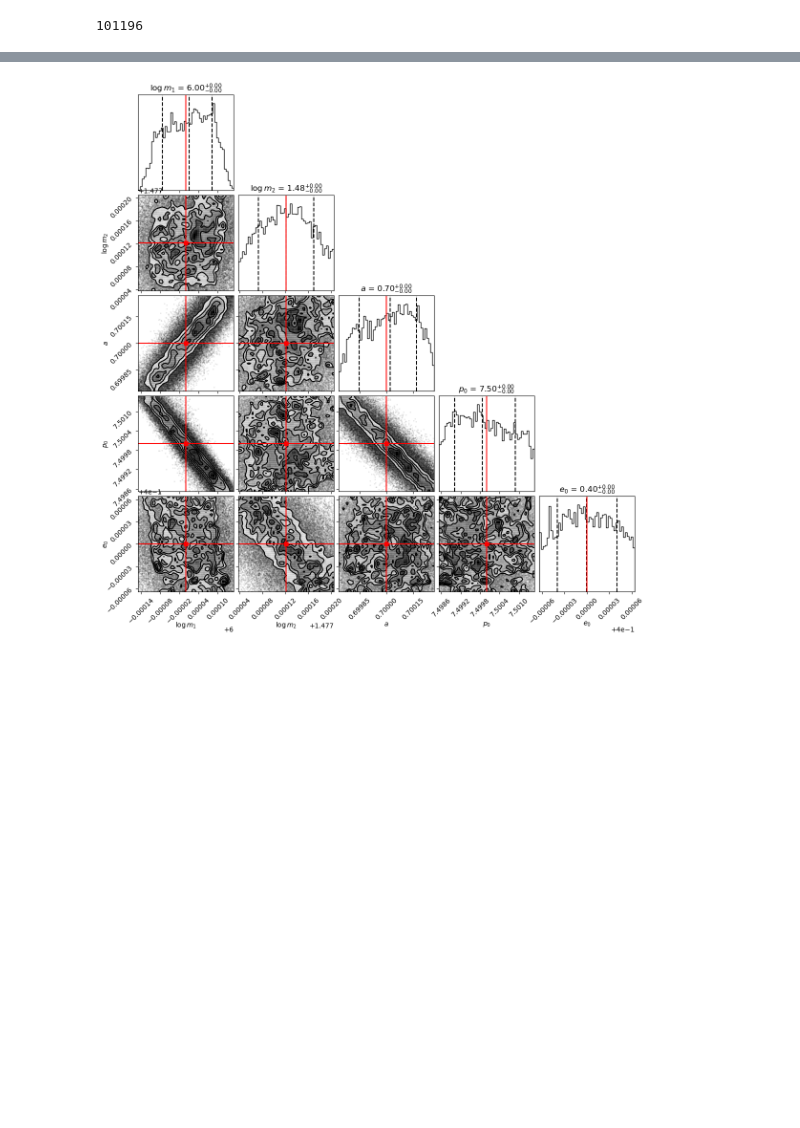
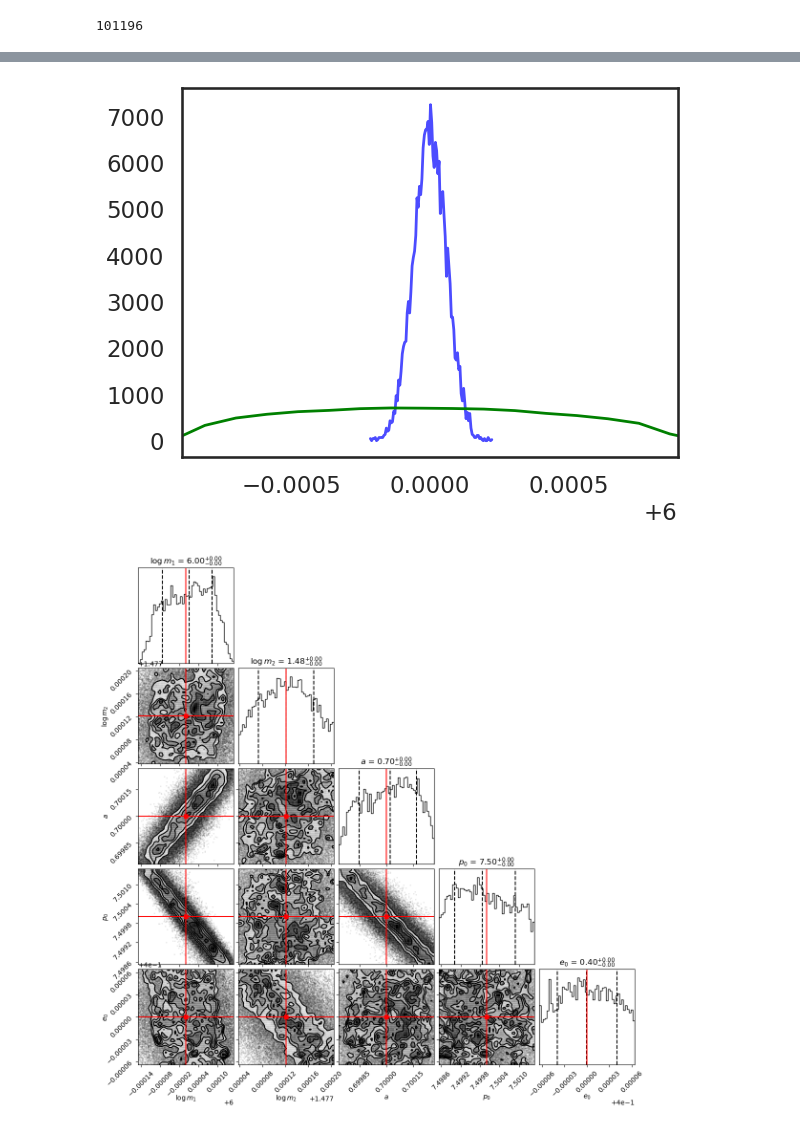
Before and after one commit to verasha/FEWNEW, a Jupyter notebook: work/sampling_test/paris_intrinsic_ffunc.ipynb, the cells around one changed output, grey strips where cells are left out. Drawn from its saved outputs; the diff is of its cells as text; code cells hidden in the pictures; blank space fills up the shorter version.

```diff
--- a/work/sampling_test/paris_intrinsic_ffunc.ipynb
+++ b/work/sampling_test/paris_intrinsic_ffunc.ipynb
@@ -239,2 +383,9 @@ param_true = [np.log10(m1), np.log10(m2), a, p0, e0]
+# %%
+plt.plot(fisher_bin_centers, fisher_hist, color='blue', linewidth=2, alpha=0.7, label='Fisher')
+plt.plot(bin_centers, hist, color='green', linewidth=2, label='PARIS')
+plt.xlim(5.999106225356911, 6.000893774643089)
+plt.show()
+# %% [output]
+[figure, added]
 # %%
 # 2.5 sigma
```
Also changed, not shown: parts of 10 cells of this notebook, 1 other file.
